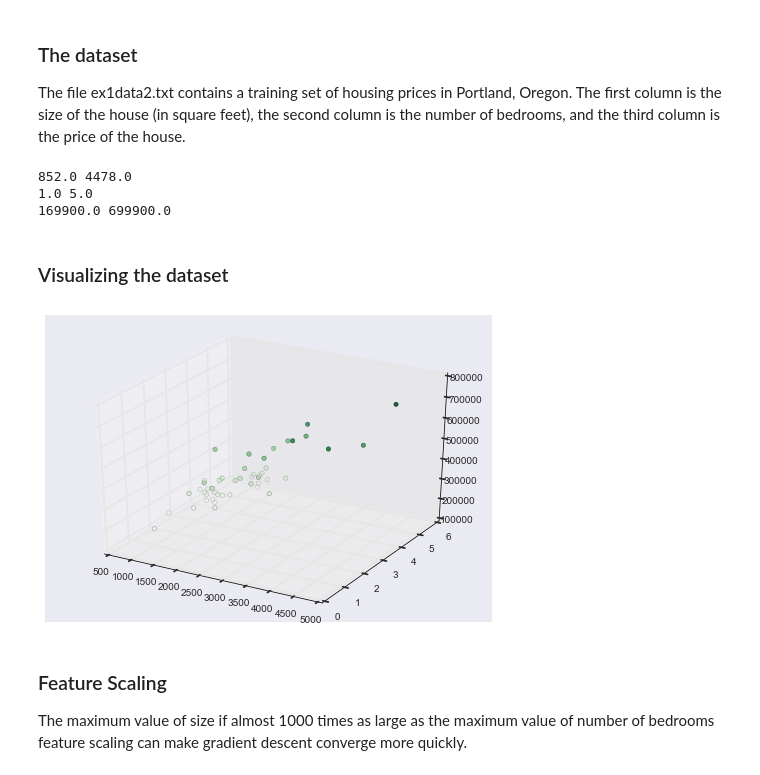
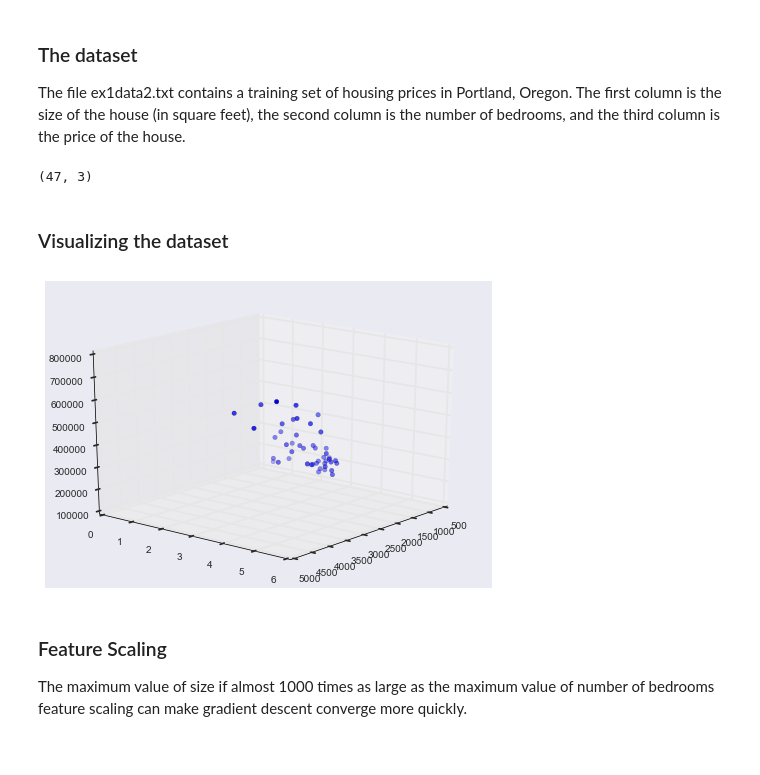
Before and after one commit to Napoleon0313/coursera, a Jupyter notebook: machine-learning/exercise-1-linear-regression/Multivariate Linear Regression.ipynb, the cells around one changed output. Saved outputs shown, nothing was run; the diff lists cells and outputs as text; code cells hidden in the pictures.

```diff
--- a/machine-learning/exercise-1-linear-regression/Multivariate Linear Regression.ipynb
+++ b/machine-learning/exercise-1-linear-regression/Multivariate Linear Regression.ipynb
@@ -20,24 +21,24 @@ data = np.genfromtxt('ex1data2.txt', delimiter=',')
 X = data[:,[0,1]] # dataset features
 y = data[:, 2] # dataset labels
 
-print(min(X[:,0]), max(X[:,0]))
-print(min(X[:,1]), max(X[:,1]))
-print(min(y), max(y))
+data.shape
 # %% [output]
-852.0 4478.0
-1.0 5.0
-169900.0 699900.0
+(47, 3)
 # %% [markdown]
 ### Visualizing the dataset
 # %%
-fig = plt.figure()
-ax = plt.axes(projection='3d')
-zdata = y
-xdata = X[:,0]
-ydata = X[:,1]
-ax.scatter3D(xdata, ydata, zdata, c=zdata, cmap='Greens');
+def plot_dataset(elev=20, azim=40):
+    fig = plt.figure()
+    ax = plt.axes(projection='3d')
+    zdata = y
+    xdata = X[:,0]
+    ydata = X[:,1]
+    ax.scatter3D(xdata, ydata, zdata);
+    ax.view_init(elev, azim)
+
+interact(plot_dataset, elev=[0, 90], azim=[0, 90]);
 # %% [output]
-[figure, old version]
+[figure, new version]
 # %% [markdown]
 ### Feature Scaling
 
```
Also changed, not shown: parts of 7 cells of this notebook, 3 other files.
